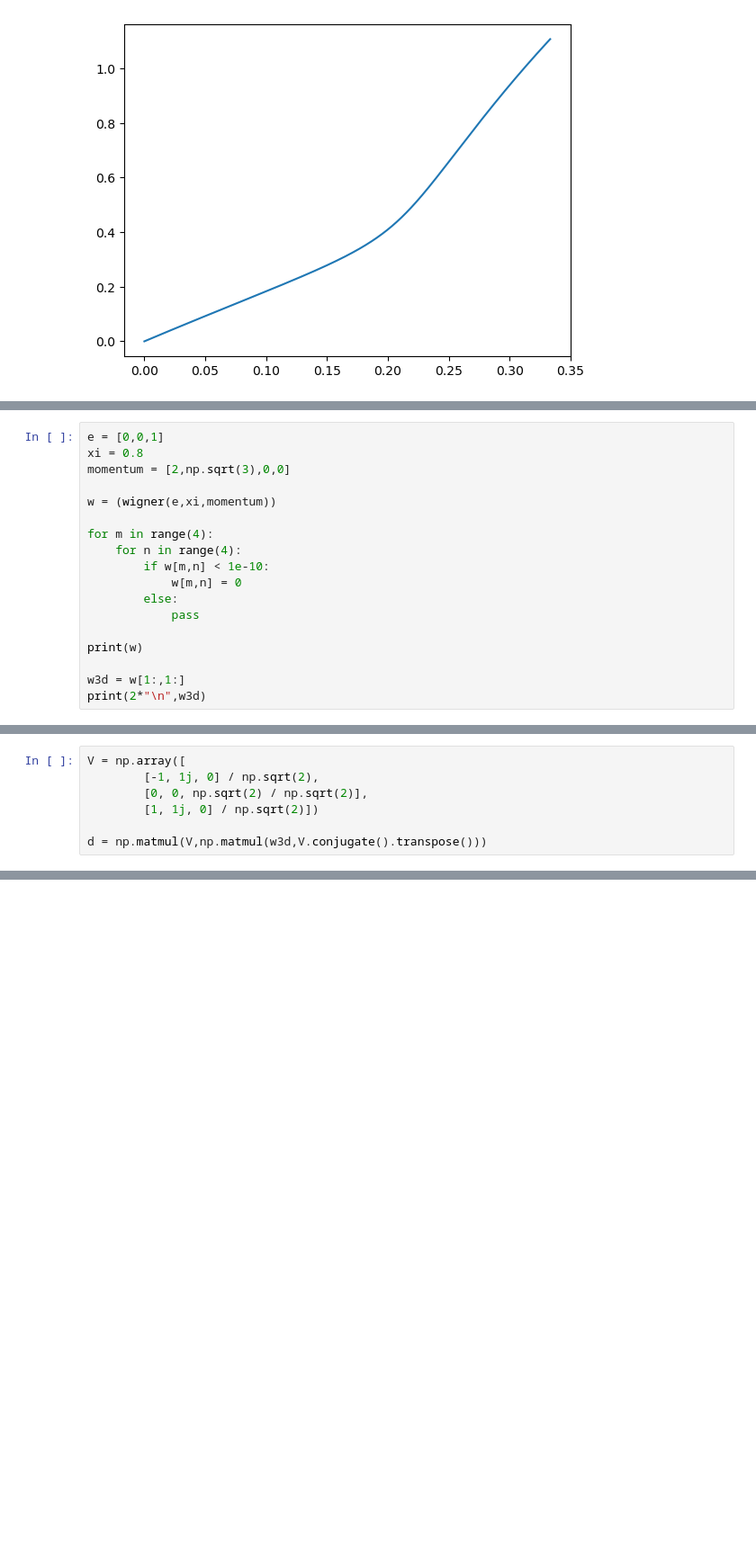
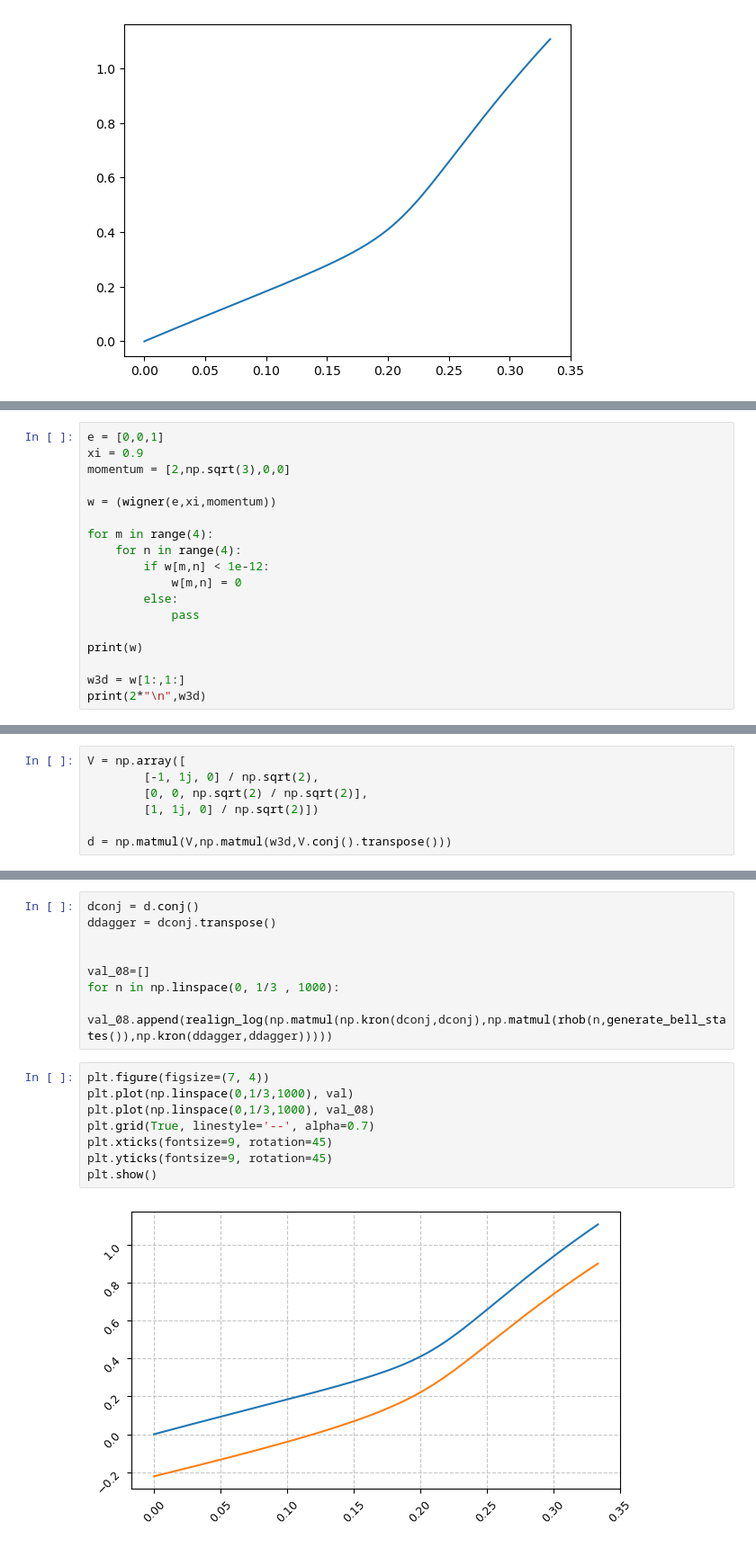
Before and after one commit to sebmousel/Bachelor, a Jupyter notebook: Test.ipynb, the cells around one changed output, grey strips where cells are left out. Shown at 90% size. Drawn from its saved outputs; the diff is of its cells as text; blank space fills up the shorter version.

```diff
--- a/Test.ipynb
+++ b/Test.ipynb
@@ -58,13 +18,13 @@ array([[0.33333333+0.j, 0.        +0.j, 0.        +0.j, 0.        +0.j,
 # %%
 e = [0,0,1]
-xi = 0.8
+xi = 0.9
 momentum = [2,np.sqrt(3),0,0]
 
 w = (wigner(e,xi,momentum))
 
 for m in range(4):
     for n in range(4):
-        if w[m,n] < 1e-10:
+        if w[m,n] < 1e-12:
             w[m,n] = 0
         else:
             pass
@@ -89,5 +49,5 @@ V = np.array([
         [0, 0, np.sqrt(2) / np.sqrt(2)],
         [1, 1j, 0] / np.sqrt(2)])
 
-d = np.matmul(V,np.matmul(w3d,V.conjugate().transpose()))
+d = np.matmul(V,np.matmul(w3d,V.conj().transpose()))
 # %%
@@ -98,0 +59,18 @@ realign_log(rhonew)
+# %%
+dconj = d.conj()
+ddagger = dconj.transpose()
+
+
+val_08=[]
+for n in np.linspace(0, 1/3 , 1000):
+    val_08.append(realign_log(np.matmul(np.kron(dconj,dconj),np.matmul(rhob(n,generate_bell_states()),np.kron(ddagger,ddagger)))))
+# %%
+plt.figure(figsize=(7, 4))
+plt.plot(np.linspace(0,1/3,1000), val)
+plt.plot(np.linspace(0,1/3,1000), val_08)
+plt.grid(True, linestyle='--', alpha=0.7)
+plt.xticks(fontsize=9, rotation=45)
+plt.yticks(fontsize=9, rotation=45)
+plt.show()
+# %% [output]
+[figure, added]
```
Also changed, not shown: parts of 7 cells of this notebook.
